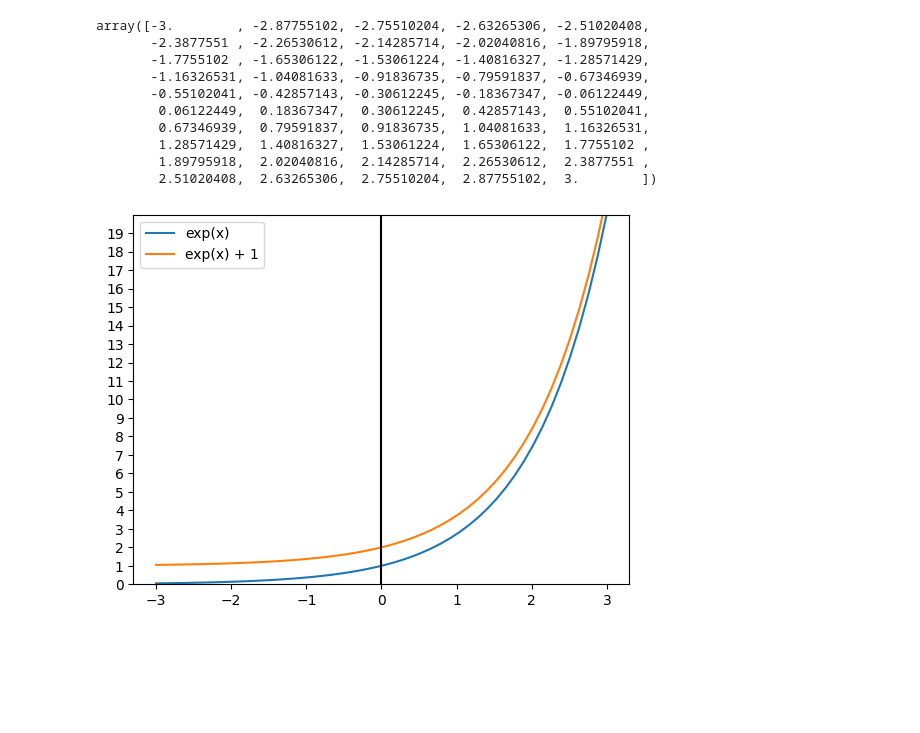
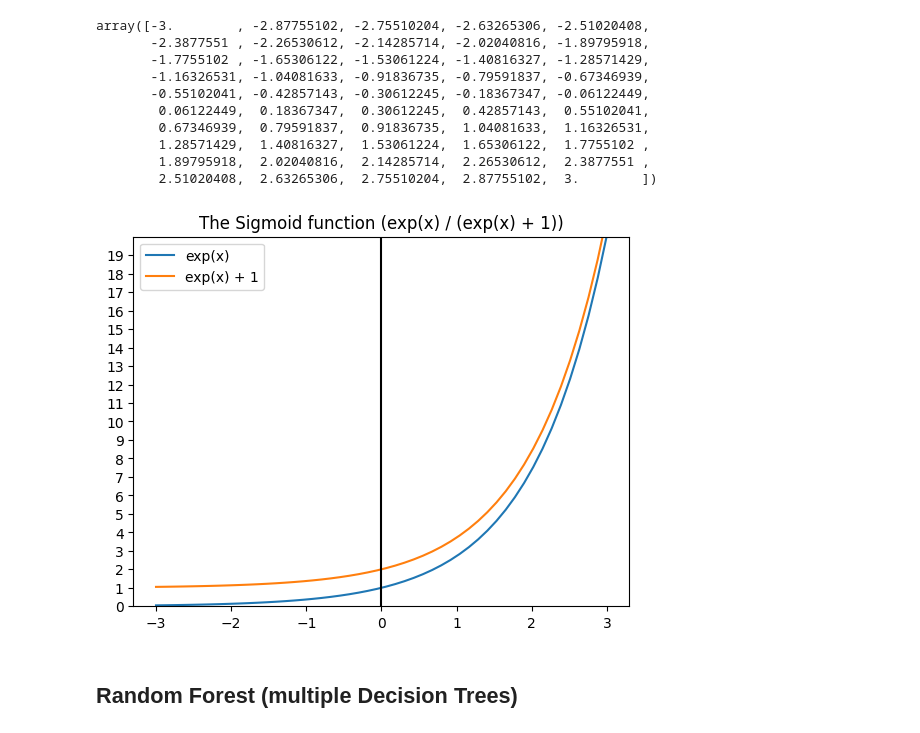
Before and after one commit to zbenmo/humans_thoughts, a Jupyter notebook: Titanic-scikitlearn.ipynb, the cells around one changed output. Cells and saved outputs as stored; diff of their text form; code cells hidden in the pictures; blank space fills up the shorter version.

```diff
--- a/Titanic-scikitlearn.ipynb
+++ b/Titanic-scikitlearn.ipynb
@@ -339,12 +359,15 @@ array([-3.        , -2.87755102, -2.75510204, -2.63265306, -2.51020408,
 # %%
 plt.plot(x, np.exp(x), label="exp(x)")
 plt.plot(x, np.exp(x) + 1, label="exp(x) + 1")
 plt.axvline(0, color='black')
 plt.yticks(range(0, 20))
 plt.ylim(0, 20)
+plt.title("The Sigmoid function (exp(x) / (exp(x) + 1))")
 plt.legend();
 # %% [output]
-[figure, old version]
+[figure, new version]
+# %% [markdown]
+## Random Forest (multiple Decision Trees)
 # %%
 rf = ensemble.RandomForestClassifier(min_samples_split=20, n_estimators=500)
 # %%
```
Also changed, not shown: parts of 54 cells of this notebook, 2 other files.
